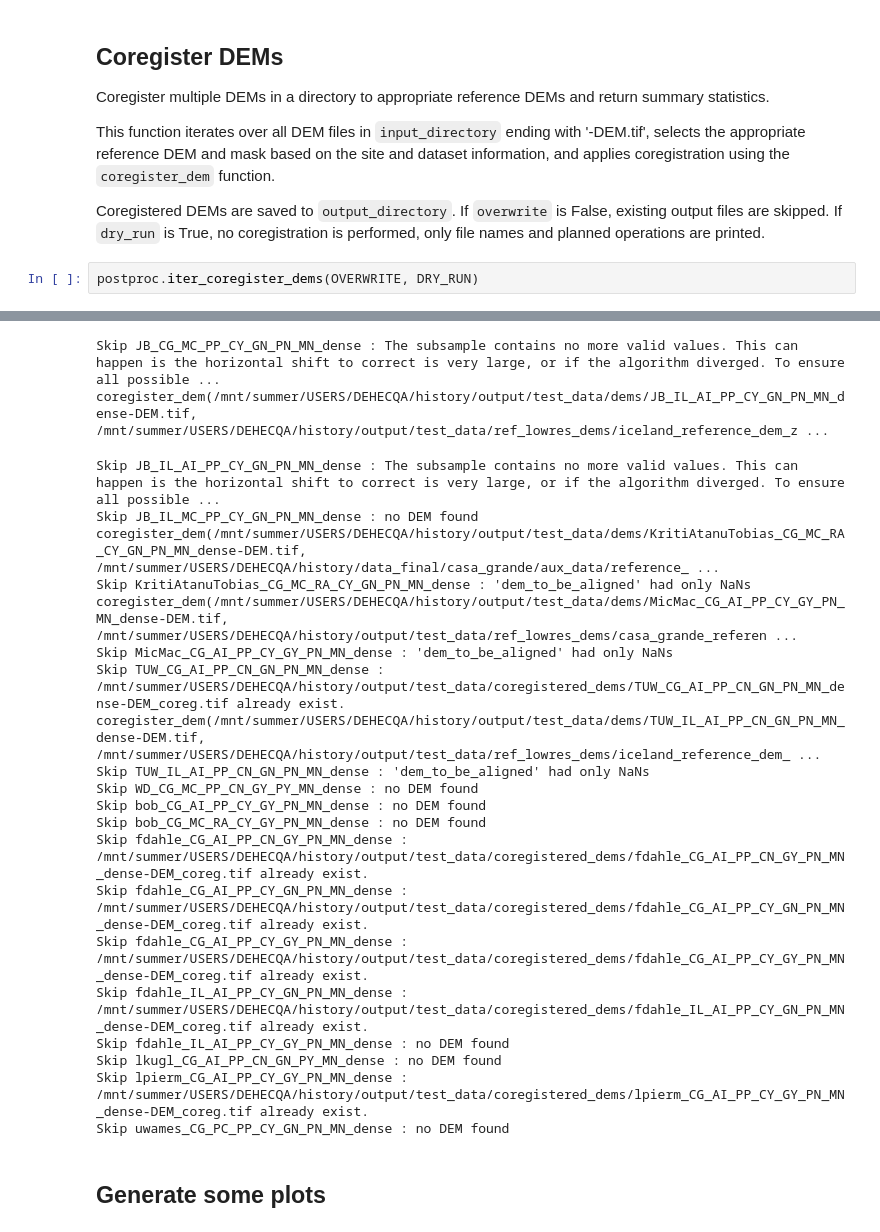
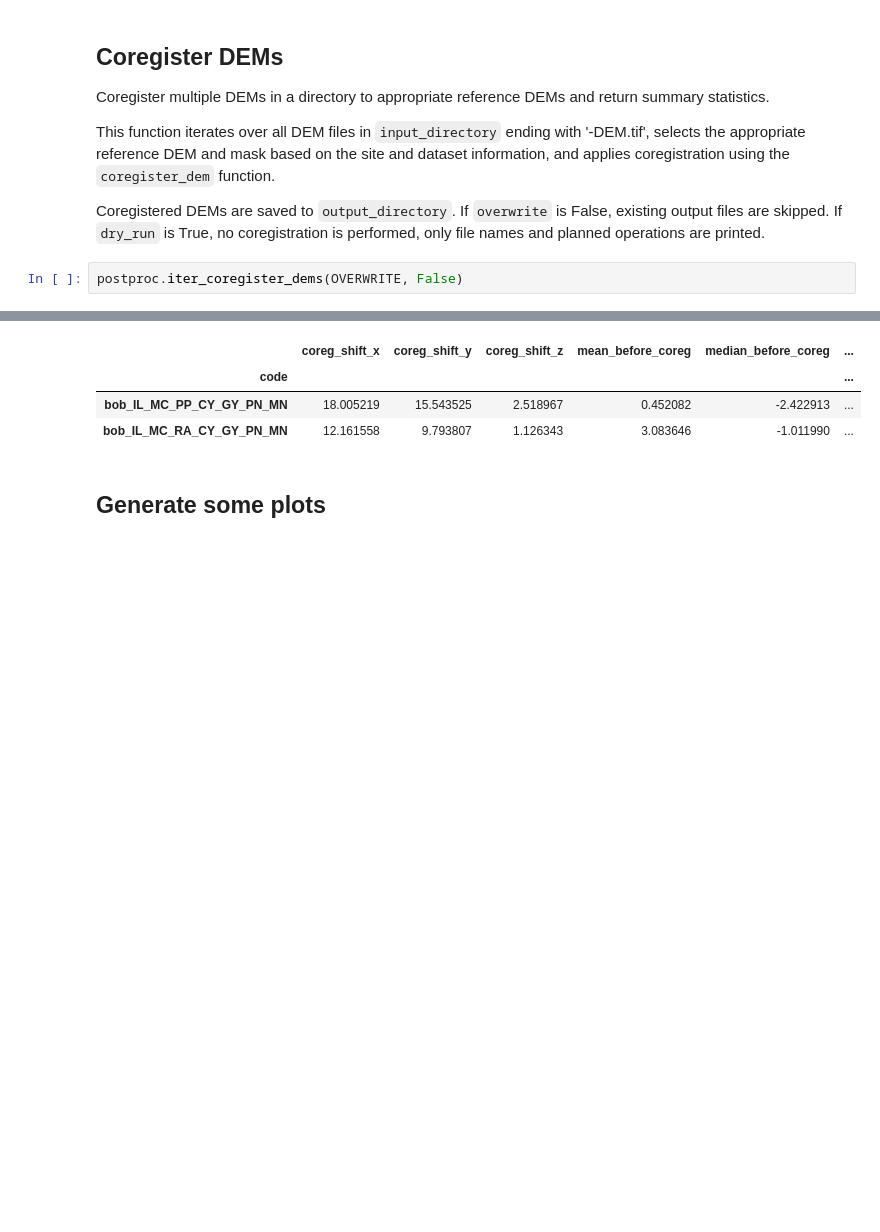
Before and after one commit to shippp/history, a Jupyter notebook: notebooks/postprocessing/post_process_pointclouds.ipynb, the cells around one changed output, grey strips where cells are left out. Drawn from its saved outputs; the diff is of its cells as text; blank space fills up the shorter version.

```diff
--- a/notebooks/postprocessing/post_process_pointclouds.ipynb
+++ b/notebooks/postprocessing/post_process_pointclouds.ipynb
@@ -173,5 +132,5 @@ and applies coregistration using the `coregister_dem` function.
 Coregistered DEMs are saved to `output_directory`. If `overwrite` is False, existing output files are skipped.
 If `dry_run` is True, no coregistration is performed, only file names and planned operations are printed.
 # %%
-postproc.iter_coregister_dems(OVERWRITE, DRY_RUN)
+postproc.iter_coregister_dems(OVERWRITE, False)
 # %% [output]
@@ -196,24 +154,6 @@ coregister_dem(/mnt/summer/USERS/DEHECQA/history/output/test_data/dems/JB_CG_MC_
-Skip JB_CG_MC_PP_CY_GN_PN_MN_dense : The subsample contains no more valid values. This can happen is the horizontal shift to correct is very large, or if the algorithm diverged. To ensure all possible ...
-coregister_dem(/mnt/summer/USERS/DEHECQA/history/output/test_data/dems/JB_IL_AI_PP_CY_GN_PN_MN_dense-DEM.tif, /mnt/summer/USERS/DEHECQA/history/output/test_data/ref_lowres_dems/iceland_reference_dem_z ...
-Skip JB_IL_AI_PP_CY_GN_PN_MN_dense : The subsample contains no more valid values. This can happen is the horizontal shift to correct is very large, or if the algorithm diverged. To ensure all possible ...
-Skip JB_IL_MC_PP_CY_GN_PN_MN_dense : no DEM found
-coregister_dem(/mnt/summer/USERS/DEHECQA/history/output/test_data/dems/KritiAtanuTobias_CG_MC_RA_CY_GN_PN_MN_dense-DEM.tif, /mnt/summer/USERS/DEHECQA/history/data_final/casa_grande/aux_data/reference_ ...
-Skip KritiAtanuTobias_CG_MC_RA_CY_GN_PN_MN_dense : 'dem_to_be_aligned' had only NaNs
-coregister_dem(/mnt/summer/USERS/DEHECQA/history/output/test_data/dems/MicMac_CG_AI_PP_CY_GY_PN_MN_dense-DEM.tif, /mnt/summer/USERS/DEHECQA/history/output/test_data/ref_lowres_dems/casa_grande_referen ...
-Skip MicMac_CG_AI_PP_CY_GY_PN_MN_dense : 'dem_to_be_aligned' had only NaNs
-Skip TUW_CG_AI_PP_CN_GN_PN_MN_dense : /mnt/summer/USERS/DEHECQA/history/output/test_data/coregistered_dems/TUW_CG_AI_PP_CN_GN_PN_MN_dense-DEM_coreg.tif already exist.
-coregister_dem(/mnt/summer/USERS/DEHECQA/history/output/test_data/dems/TUW_IL_AI_PP_CN_GN_PN_MN_dense-DEM.tif, /mnt/summer/USERS/DEHECQA/history/output/test_data/ref_lowres_dems/iceland_reference_dem_ ...
-Skip TUW_IL_AI_PP_CN_GN_PN_MN_dense : 'dem_to_be_aligned' had only NaNs
-Skip WD_CG_MC_PP_CN_GY_PY_MN_dense : no DEM found
-Skip bob_CG_AI_PP_CY_GY_PN_MN_dense : no DEM found
-Skip bob_CG_MC_RA_CY_GY_PN_MN_dense : no DEM found
-Skip fdahle_CG_AI_PP_CN_GY_PN_MN_dense : /mnt/summer/USERS/DEHECQA/history/output/test_data/coregistered_dems/fdahle_CG_AI_PP_CN_GY_PN_MN_dense-DEM_coreg.tif already exist.
-Skip fdahle_CG_AI_PP_CY_GN_PN_MN_dense : /mnt/summer/USERS/DEHECQA/history/output/test_data/coregistered_dems/fdahle_CG_AI_PP_CY_GN_PN_MN_dense-DEM_coreg.tif already exist.
-Skip fdahle_CG_AI_PP_CY_GY_PN_MN_dense : /mnt/summer/USERS/DEHECQA/history/output/test_data/coregistered_dems/fdahle_CG_AI_PP_CY_GY_PN_MN_dense-DEM_coreg.tif already exist.
-Skip fdahle_IL_AI_PP_CY_GN_PN_MN_dense : /mnt/summer/USERS/DEHECQA/history/output/test_data/coregistered_dems/fdahle_IL_AI_PP_CY_GN_PN_MN_dense-DEM_coreg.tif already exist.
-Skip fdahle_IL_AI_PP_CY_GY_PN_MN_dense : no DEM found
-Skip lkugl_CG_AI_PP_CN_GN_PY_MN_dense : no DEM found
-Skip lpierm_CG_AI_PP_CY_GY_PN_MN_dense : /mnt/summer/USERS/DEHECQA/history/output/test_data/coregistered_dems/lpierm_CG_AI_PP_CY_GY_PN_MN_dense-DEM_coreg.tif already exist.
-Skip uwames_CG_PC_PP_CY_GN_PN_MN_dense : no DEM found
+|  | coreg_shift_x | coreg_shift_y | coreg_shift_z | mean_before_coreg | median_before_coreg | ... |
+| code |  |  |  |  |  | ... |
+| bob_IL_MC_PP_CY_GY_PN_MN | 18.005219 | 15.543525 | 2.518967 | 0.452082 | -2.422913 | ... |
+| bob_IL_MC_RA_CY_GY_PN_MN | 12.161558 | 9.793807 | 1.126343 | 3.083646 | -1.011990 | ... |
 # %% [markdown]
 ## Generate some plots
```
Also changed, not shown: parts of 32 cells of this notebook, 7 other files.
